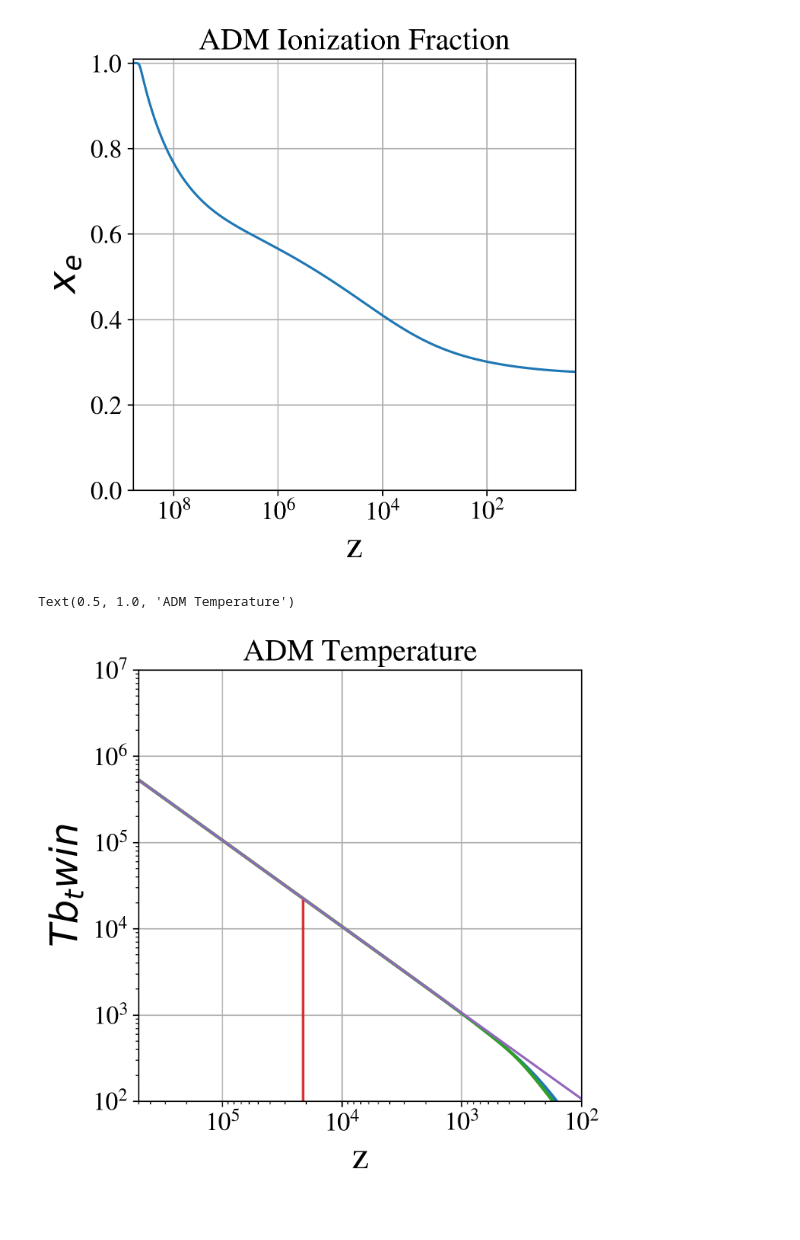
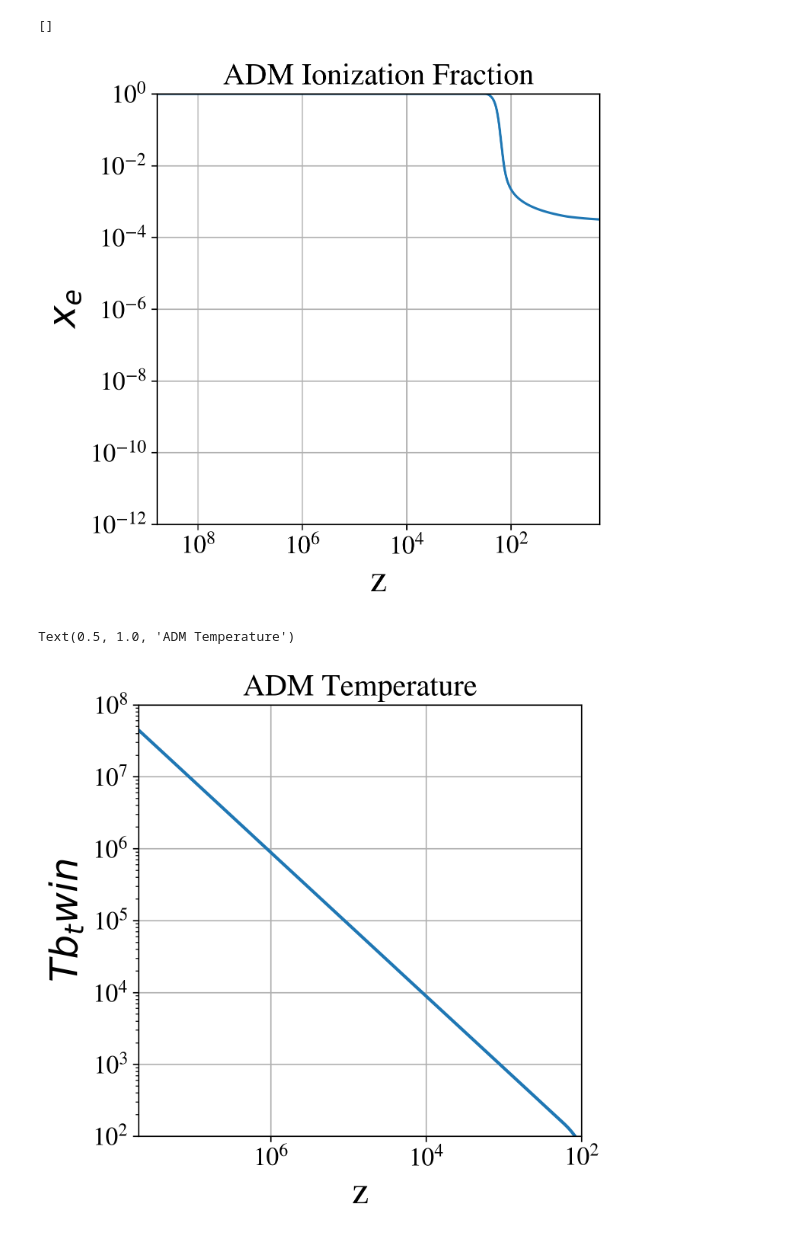
Before and after one commit to jp-barron/class_adm-3.1, a Jupyter notebook: notebooks/ADM HyRec Recombination Test.ipynb, the cells around one changed output. Drawn from its saved outputs; the diff is of its cells as text; code cells hidden in the pictures.

```diff
--- a/notebooks/ADM HyRec Recombination Test.ipynb
+++ b/notebooks/ADM HyRec Recombination Test.ipynb
@@ -63,7 +65,7 @@ def plot_xe(thermo):
     plt.xlim(2*10**0,6*10**8)
     #plt.xlim(10**1,5*10**5)
     #plt.xlim(400,900)
-    plt.ylim(10**-4,1.01)
+    plt.ylim(10**-12,1.01)
     #plt.ylim(0.9999,1.00001)
     #plt.semilogy()
     plt.gca().invert_xaxis()
@@ -81,9 +83,9 @@ def plot_xe_zoomed(thermo):
 
     #plt.xlim(1*10**1,10**3)
     #plt.xlim(10**1,5*10**5)
-    plt.xlim(3*10**8,8*10**8)
+    plt.xlim(3*10**6,8*10**7)
     #plt.ylim(10**-2,1.01)
-    plt.ylim(0.995,1.0003)
+    plt.ylim(0.99,1.0003)
     #plt.semilogy()
     plt.gca().invert_xaxis()
     #plt.legend()
@@ -95,0 +96,2 @@ thermo1 = compute_class(.1,.3,100,10,.02,4.83906*10**8)#0.0021682)
+# %%
+thermo1 = compute_class(.1,.05,1,.0001,.004,0)#0.0021682)
@@ -110,15 +110,16 @@ plot_xe_zoomed(thermo1)
 # %%
 
 plt.figure(figsize=(5,5),dpi=300)
 plot_xe(thermo1)
-#plt.semilogy()
+plt.semilogy()
 #plt.plot([100,200],[0.1,0.1])
 #plot_xe(thermo2)
 #plot_xe(thermo3)
 #plot_xe(thermo4)
 #threshold = 700
 # %% [output]
+[]
-[figure, old version]
+[figure, new version]
 # %%
 #For fixed r, delta, mp, me, what alpha can I go down to before the default value of z_threshold stops working?
 #Stops working is defined as there being a discontuity or behaviour not consistent with a Saha->Boltzmann transition, or a
@@ -222,21 +223,21 @@ plot_xe(thermo1)
 
 plt.figure(figsize=(5,5),dpi=300)
 plt.semilogx(thermo1['z'],thermo1['Tb_twin'],lw=2)#'0.1, 0.1, 1, 1, 0.01')
-plt.semilogx(thermo2['z'],thermo2['Tb_twin'],lw=2)#'0.1, 0.1, 1, 1, 0.01')
-plt.semilogx(thermo3['z'],thermo3['Tb_twin'],lw=2)#'0.1, 0.1, 1, 1, 0.01')
+#plt.semilogx(thermo2['z'],thermo2['Tb_twin'],lw=2)#'0.1, 0.1, 1, 1, 0.01')
+#plt.semilogx(thermo3['z'],thermo3['Tb_twin'],lw=2)#'0.1, 0.1, 1, 1, 0.01')
 
 #plt.gca().set_xticks(ticks=[10**5,5*10**4,10**4,5*10**3,10**3])
 plt.grid()
 #plt.plot([850.375,850.375],[0,10**5])
-plt.plot([21167.7,21167.7],[0,22377.6])
+#plt.plot([21167.7,21167.7],[0,22377.6])
 #plt.xlim(1*10**2,1*10**3)
-plt.xlim(10**2,5*10**5)
-plt.plot(thermo['z'],1.05824*(1+thermo['z']))
+plt.xlim(10**2,5*10**7)
+#plt.plot(thermo['z'],1.05824*(1+thermo['z']))
 #plt.scatter([26064],[27550])
 
 #plt.xlim(3.4*10**2,3.6*10**2)
 
-plt.ylim(100,10**7)
+plt.ylim(100,10**8)
 #plt.ylim(0.989,1)
 plt.semilogy()
 plt.gca().invert_xaxis()
@@ -252,7 +253,7 @@ plt.title('ADM Temperature')
 #Twin matter photon temp difference is -45.9031
 # %% [output]
 Text(0.5, 1.0, 'ADM Temperature')
-[figure, old version]
+[figure, new version]
 # %%
 #Changed condition for steady state matter temp evolution to end at x_e_twin =0.1
 
```
Also changed, not shown: parts of 6 cells of this notebook, 18 other files.
